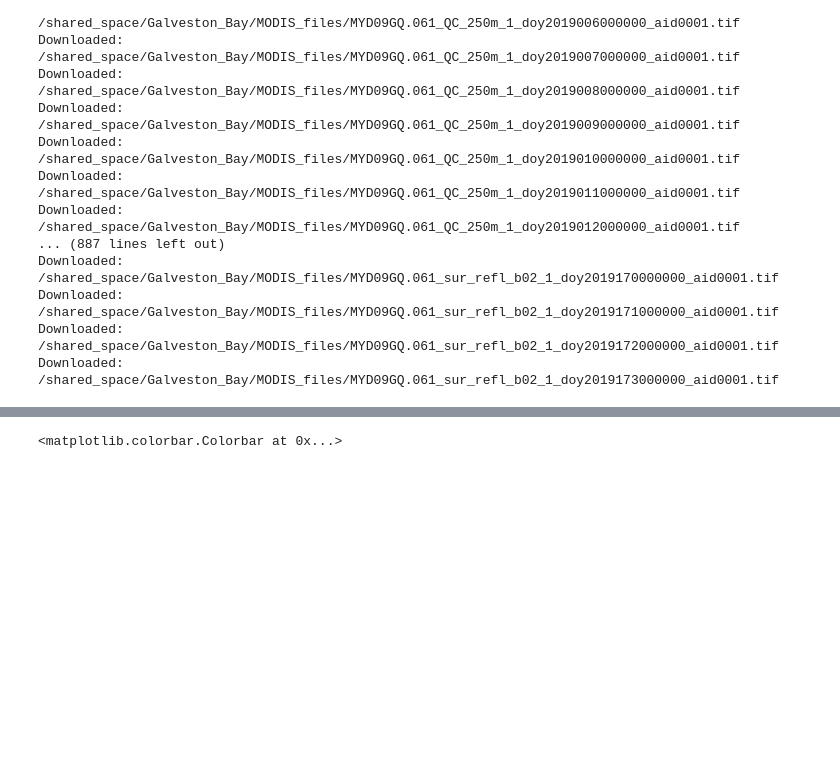
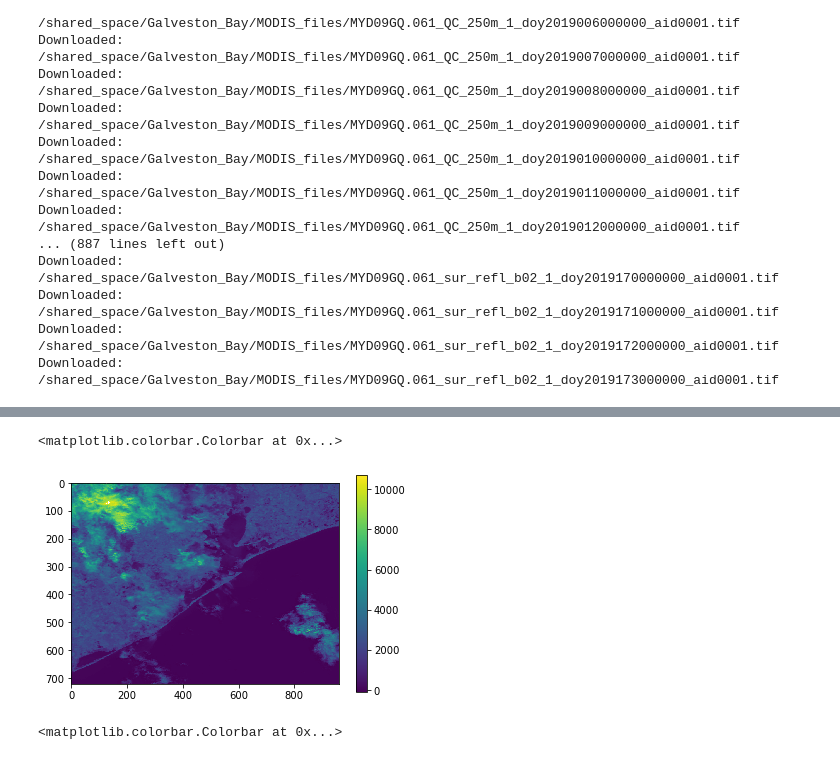
Before and after one commit to inmang13/ESDA_FinalProj_GalvestonBay, a Jupyter notebook: MODIS.ipynb, the cells around one changed output, grey strips where cells are left out. Cells and saved outputs as stored; diff of their text form; code cells hidden in the pictures; blank space fills up the shorter version.

Commit message:
updated modis

```diff
--- a/MODIS.ipynb
+++ b/MODIS.ipynb
@@ -277,0 +287,2 @@ Downloaded: /shared_space/Galveston_Bay/MODIS_files/MYD09GQ.061_sur_refl_b02_1_d
+# %%
+fp_250 = modis_files[50]
@@ -278,3 +311,13 @@ Downloaded: /shared_space/Galveston_Bay/MODIS_files/MYD09GQ.061_sur_refl_b02_1_d
+# %%
+test250 = rasterio.open(fp_250)
+t_b1 = test250.read(1)
+b1_ma = np.ma.masked_values(t_b1, -28672)
+# %%
+plt.imshow(b1_ma)
+plt.colorbar()
+# %% [output]
+<matplotlib.colorbar.Colorbar at 0x...>
+[figure, added]
 # %%
 #test
 fp1= '~/work/ESDA_FinalProj_GalvestonBay/MODIS_files/MYD09A1.061_sur_refl_b01_doy2017121000000_aid0001.tif'
```
Also changed, not shown: parts of 17 cells of this notebook.
